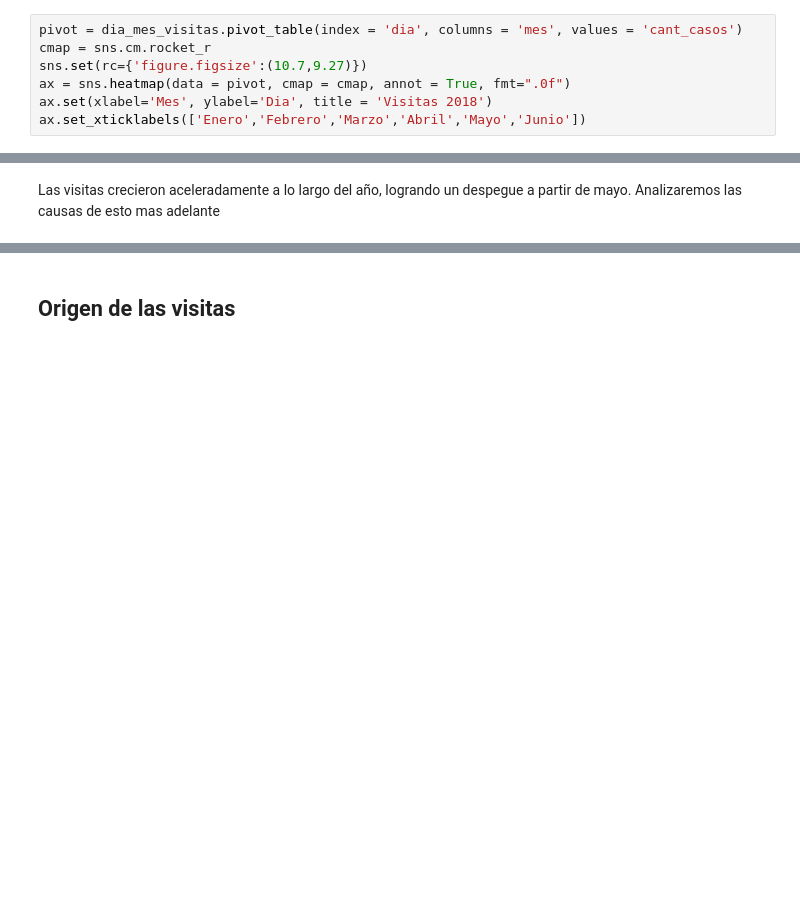
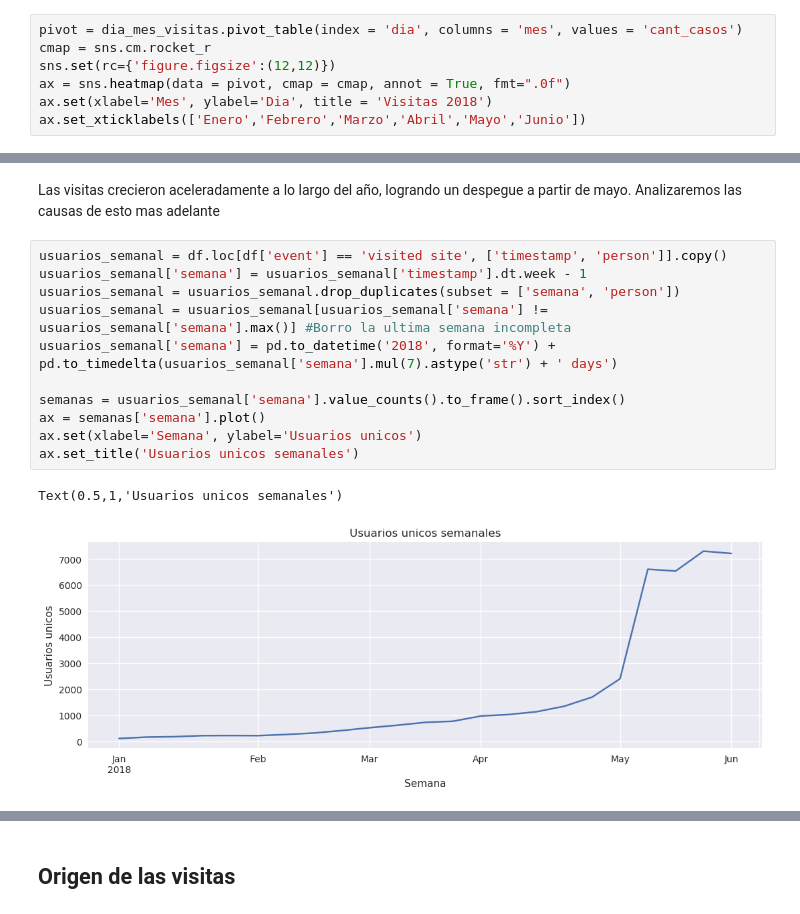
Before and after one commit to AlejandroKler/Datos-TP1, a Jupyter notebook: Analisis trafico y captacion de usuarios.ipynb, the cells around one changed output, grey strips where cells are left out. Cells and saved outputs as stored; diff of their text form; blank space fills up the shorter version.

Commit message:
Agregado grafico usuarios unicos en trafico y captacion de usuarios

```diff
--- a/Analisis trafico y captacion de usuarios.ipynb
+++ b/Analisis trafico y captacion de usuarios.ipynb
@@ -174,7 +175,7 @@ Durante el fin de semana la cantidad de visitas es menor, mientras que la mayori
 # %%
 pivot = dia_mes_visitas.pivot_table(index = 'dia', columns = 'mes', values = 'cant_casos')
 cmap = sns.cm.rocket_r
-sns.set(rc={'figure.figsize':(10.7,9.27)})
+sns.set(rc={'figure.figsize':(12,12)})
 ax = sns.heatmap(data = pivot, cmap = cmap, annot = True, fmt=".0f")
 ax.set(xlabel='Mes', ylabel='Dia', title = 'Visitas 2018')
 ax.set_xticklabels(['Enero','Febrero','Marzo','Abril','Mayo','Junio'])
@@ -189,2 +190,16 @@ ax.set_xticklabels(['Enero','Febrero','Marzo','Abril','Mayo','Junio'])
 # %% [markdown]
 Las visitas crecieron aceleradamente a lo largo del año, logrando un despegue a partir de mayo. Analizaremos las causas de esto mas adelante
+# %%
+usuarios_semanal = df.loc[df['event'] == 'visited site', ['timestamp', 'person']].copy()
+usuarios_semanal['semana'] = usuarios_semanal['timestamp'].dt.week - 1
+usuarios_semanal = usuarios_semanal.drop_duplicates(subset = ['semana', 'person'])
+usuarios_semanal = usuarios_semanal[usuarios_semanal['semana'] != usuarios_semanal['semana'].max()] #Borro la ultima semana incompleta
+usuarios_semanal['semana'] = pd.to_datetime('2018', format='%Y') + pd.to_timedelta(usuarios_semanal['semana'].mul(7).astype('str') + ' days')
+
+semanas = usuarios_semanal['semana'].value_counts().to_frame().sort_index()
+ax = semanas['semana'].plot()
+ax.set(xlabel='Semana', ylabel='Usuarios unicos')
+ax.set_title('Usuarios unicos semanales')
+# %% [output]
+Text(0.5,1,'Usuarios unicos semanales')
+[figure, added]
```
Also changed, not shown: parts of 8 cells of this notebook, 1 other file.
